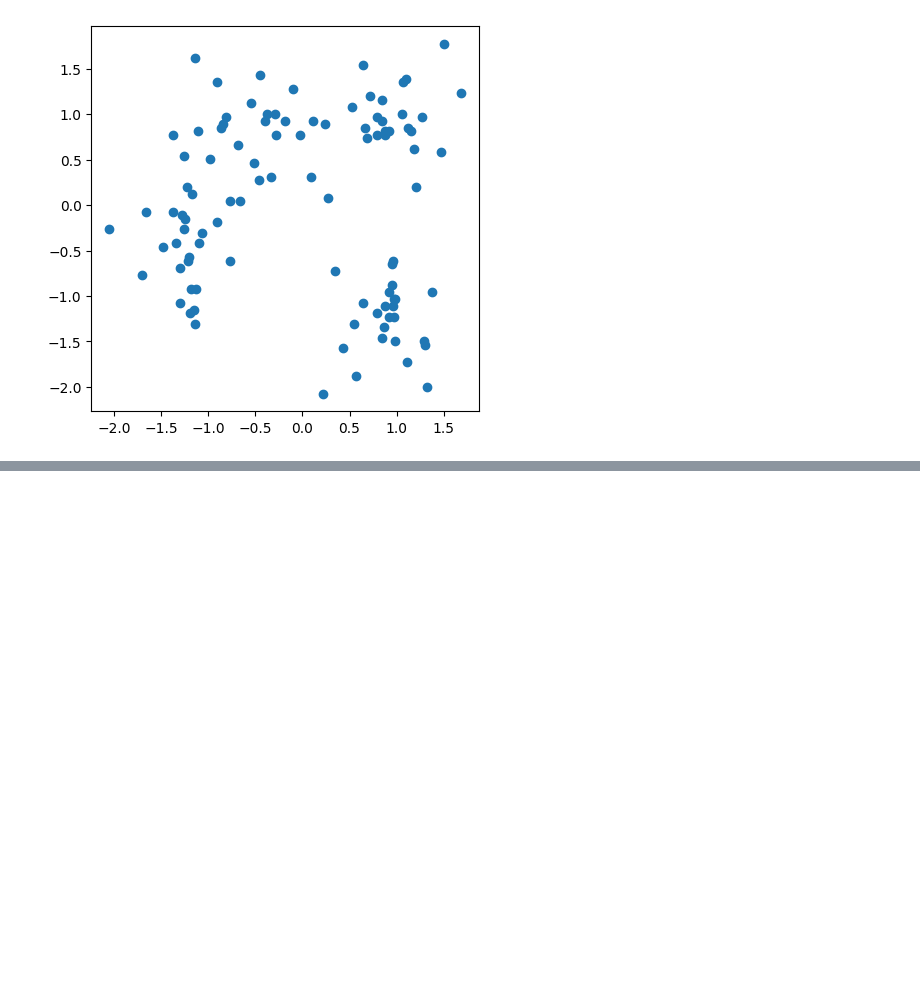
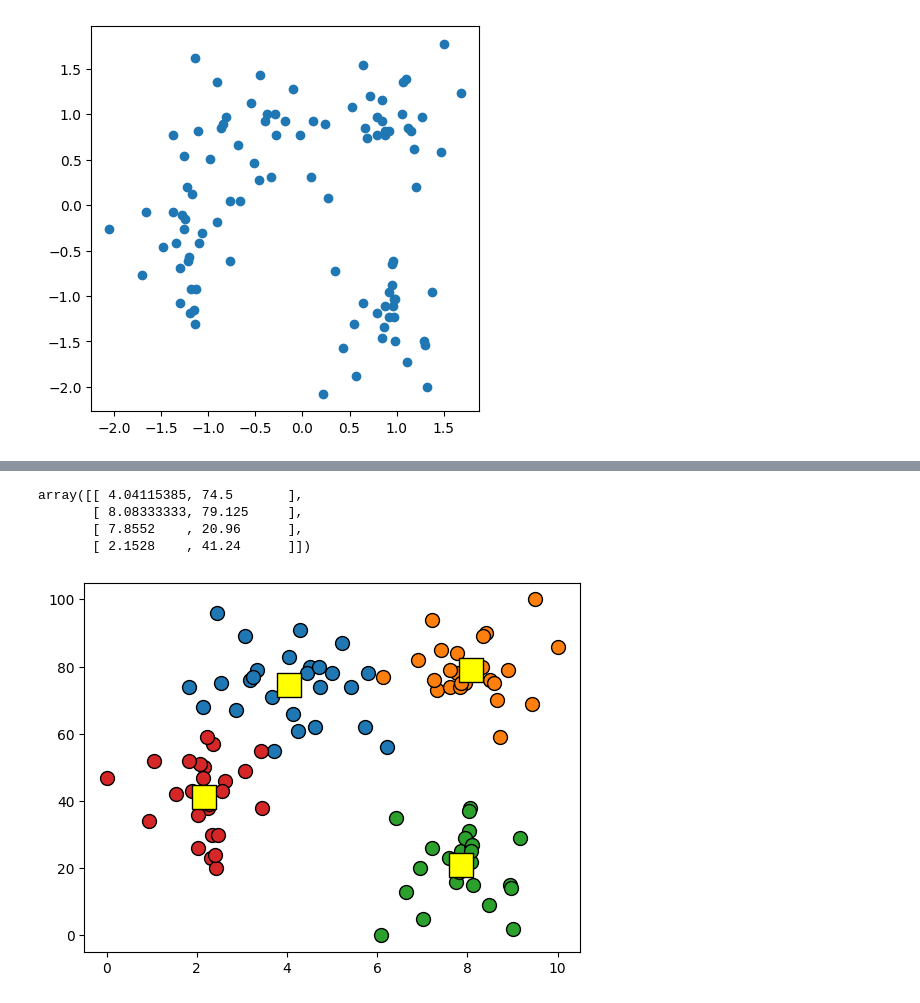
Before and after one commit to xangmln/ML_inflearn, a Jupyter notebook: K-Means.ipynb, the cells around one changed output, grey strips where cells are left out. Cells and saved outputs as stored; diff of their text form; code cells hidden in the pictures; blank space fills up the shorter version.

```diff
--- a/K-Means.ipynb
+++ b/K-Means.ipynb
@@ -54,0 +114,15 @@ plt.show()
+# %%
+centers_org=sc.inverse_transform(centers)
+centers_org
+# %% [output]
+array([[ 4.04115385, 74.5       ],
+       [ 8.08333333, 79.125     ],
+       [ 7.8552    , 20.96      ],
+       [ 2.1528    , 41.24      ]])
+# %%
+for cluster in range(K):
+    plt.scatter(X_org[y_kmeans == cluster,0], X_org[y_kmeans==cluster,1],s=100, edgecolor='black')
+    plt.scatter(centers_org[cluster, 0],centers_org[cluster,1],s = 300, edgecolor='black', color ='yellow', marker='s')
+plt.show()
+# %% [output]
+[figure, added]
```
Also changed, not shown: parts of 10 cells of this notebook.
